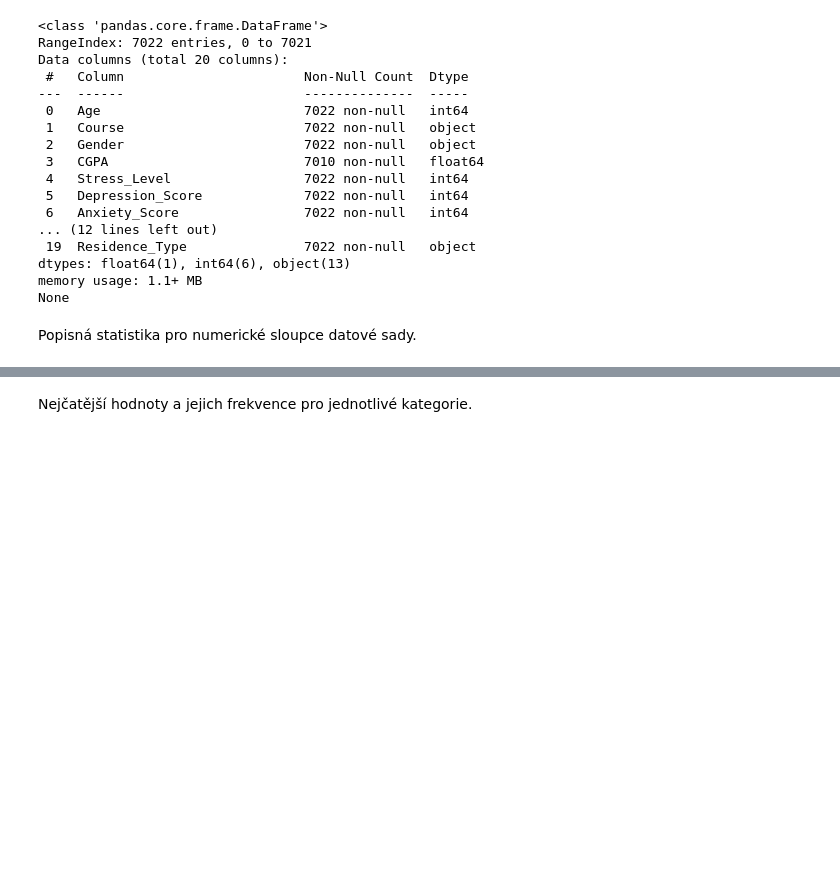
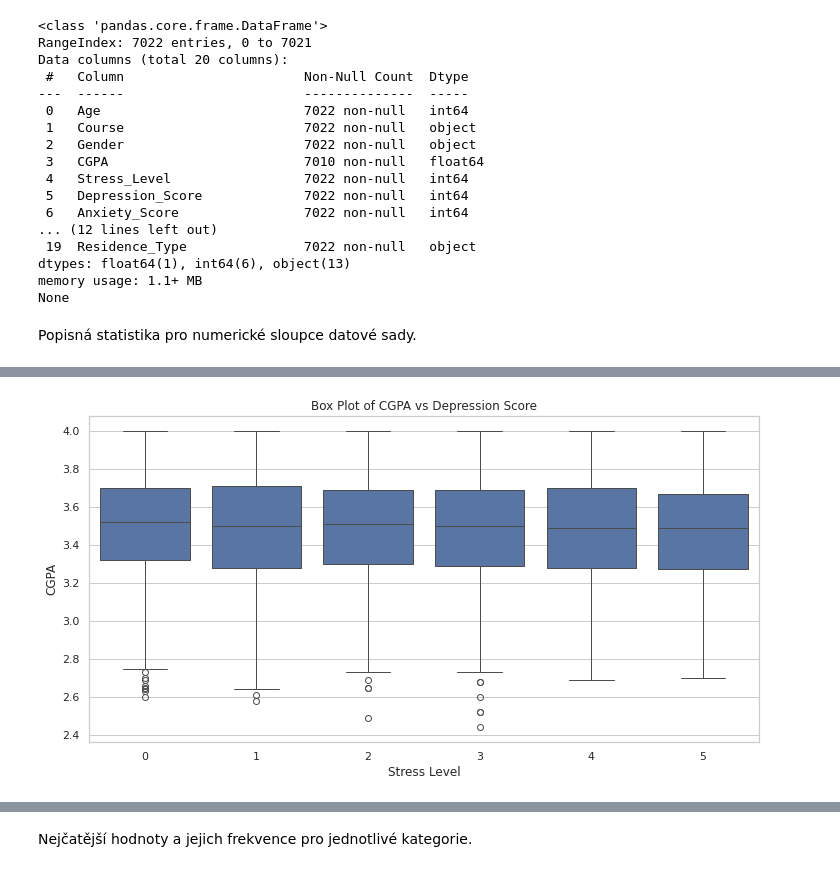
Before and after one commit to jakubKuznik/UPA-project, a Jupyter notebook: Project-2/exploratory_analysis.ipynb, the cells around one changed output, grey strips where cells are left out. Cells and saved outputs as stored; diff of their text form; code cells hidden in the pictures; blank space fills up the shorter version.

```diff
--- a/Project-2/exploratory_analysis.ipynb
+++ b/Project-2/exploratory_analysis.ipynb
@@ -53,0 +280,85 @@ Popisná statistika pro numerické sloupce datové sady.
+# %%
+# Set the style for the plots (optional)
+sns.set(style="whitegrid")
+
+# Box plot
+plt.figure(figsize=(12, 6))
+sns.boxplot(x='Depression_Score', y='CGPA', data=df)
+plt.title('Box Plot of CGPA vs Depression Score')
+plt.xlabel('Stress Level')
+plt.ylabel('CGPA')
+plt.show()
+
+# Violin plot
+plt.figure(figsize=(12, 6))
+sns.violinplot(x='Depression_Score', y='CGPA', data=df)
+plt.title('Violin Plot of CGPA vs Depression Score')
+plt.xlabel('Stress Level')
+plt.ylabel('CGPA')
+plt.show()
+
+# Scatter plot (optional)
+plt.figure(figsize=(12, 6))
+sns.scatterplot(x='Depression_Score', y='CGPA', data=df, alpha=0.7)
+plt.title('Scatter Plot of CGPA vs Depression Score')
+plt.xlabel('Stress Level')
+plt.ylabel('CGPA')
+plt.show()
+
+
+# Set the style for the plots (optional)
+sns.set(style="whitegrid")
+
+# Box plot
+plt.figure(figsize=(12, 6))
+sns.boxplot(x='Depression_Score', y='Semester_Credit_Load', data=df)
+plt.title('Box Plot of CGPA vs Semester_Credit_Load Score')
+plt.xlabel('Stress Level')
+plt.ylabel('CGPA')
+plt.show()
+
+# Violin plot
+plt.figure(figsize=(12, 6))
+sns.violinplot(x='Depression_Score', y='Semester_Credit_Load', data=df)
+plt.title('Violin Plot of CGPA vs Semester_Credit_Load Score')
+plt.xlabel('Stress Level')
+plt.ylabel('CGPA')
+plt.show()
+
+# Scatter plot (optional)
+plt.figure(figsize=(12, 6))
+sns.scatterplot(x='Depression_Score', y='Semester_Credit_Load', data=df, alpha=0.7)
+plt.title('Scatter Plot of CGPA vs Semester_Credit_LoadSemester_Credit_Load Score')
+plt.xlabel('Stress Level')
+plt.ylabel('CGPA')
+plt.show()
+
+
+# Set the style for the plots (optional)
+sns.set(style="whitegrid")
+
+# Box plot
+plt.figure(figsize=(12, 6))
+sns.boxplot(x='Depression_Score', y='Age', data=df)
+plt.title('Box Plot of Age vs Depression Score')
+plt.xlabel('Stress Level')
+plt.ylabel('CGPA')
+plt.show()
+
+# Violin plot
+plt.figure(figsize=(12, 6))
+sns.violinplot(x='Depression_Score', y='Age', data=df)
+plt.title('Violin Plot of Age vs Depression Score')
+plt.xlabel('Stress Level')
+plt.ylabel('CGPA')
+plt.show()
+
+# Scatter plot (optional)
+plt.figure(figsize=(12, 6))
+sns.scatterplot(x='Depression_Score', y='Age', data=df, alpha=0.7)
+plt.title('Scatter Plot of Age vs Depression Score')
+plt.xlabel('Stress Level')
+plt.ylabel('CGPA')
+plt.show()
+# %% [output]
+[figure, added]
```
Also changed, not shown: parts of 74 cells of this notebook.
